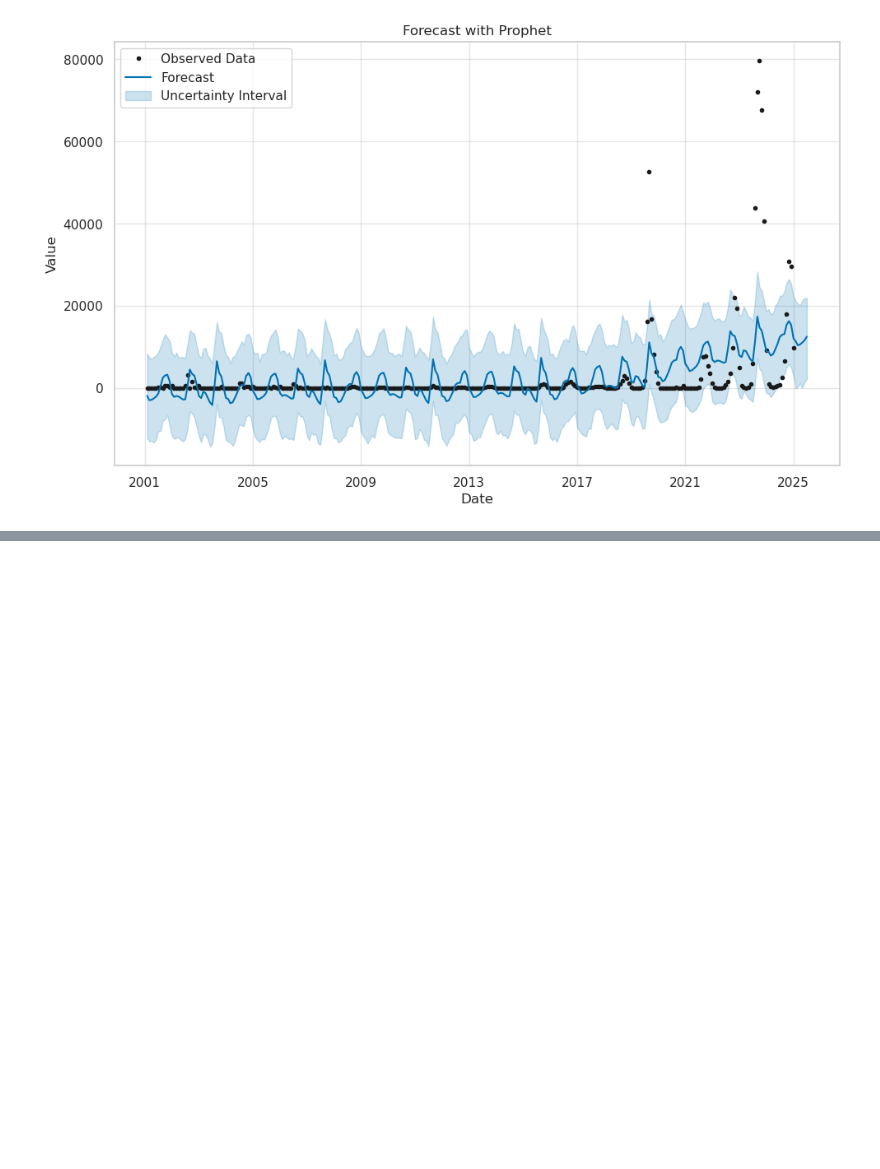
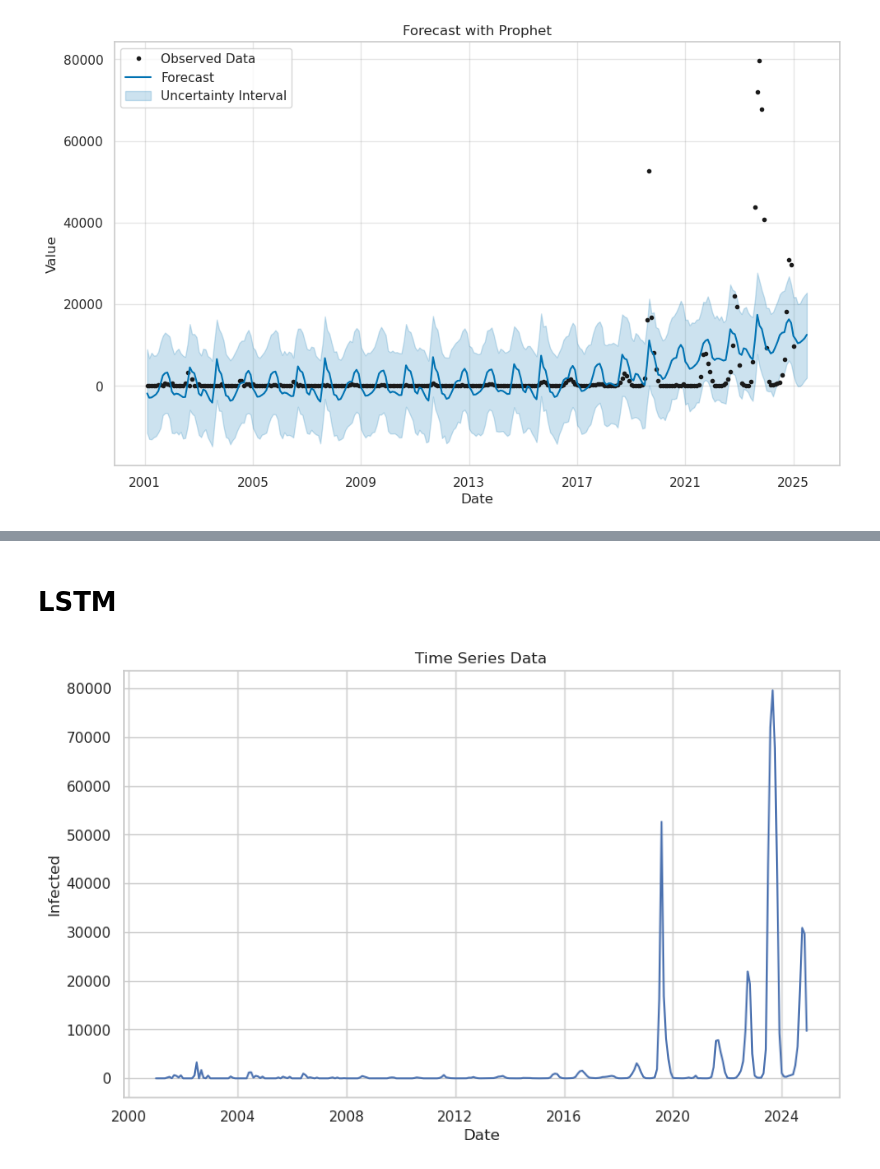
Before and after one commit to awnonbhowmik/DENV-Data-Analysis, a Jupyter notebook: predictive_analysis.ipynb, the cells around one changed output, grey strips where cells are left out. Saved outputs shown, nothing was run; the diff lists cells and outputs as text; code cells hidden in the pictures; blank space fills up the shorter version.

Commit message:
LSTM Initial Model

```diff
--- a/predictive_analysis.ipynb
+++ b/predictive_analysis.ipynb
@@ -186,0 +187,2 @@ plt.show()
+# %% [markdown]
+# LSTM
@@ -186,0 +198,19 @@ plt.show()
+# %%
+data = pd.read_excel(
+    "./data/Dengue_Monthly_Infection_Cleaned_2001-2024.xlsx",
+    parse_dates=["YearMonth"],
+    index_col="YearMonth",
+)
+
+plt.figure(figsize=(10, 6))
+plt.plot(data["Infected"])
+plt.title("Time Series Data")
+plt.xlabel("Date")
+plt.ylabel("Infected")
+plt.show()
+
+dataset = data["Infected"].values
+scaler = MinMaxScaler(feature_range=(0, 1))
+dataset_scaled = scaler.fit_transform(dataset.reshape(-1, 1))
+# %% [output]
+[figure, added]
```
Also changed, not shown: parts of 11 cells of this notebook.
